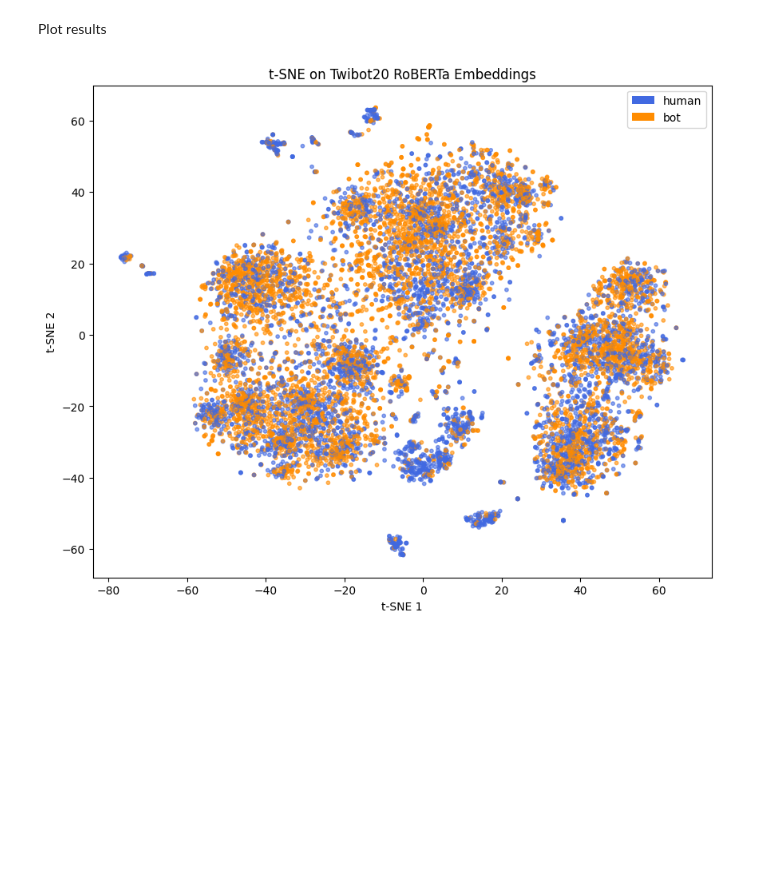
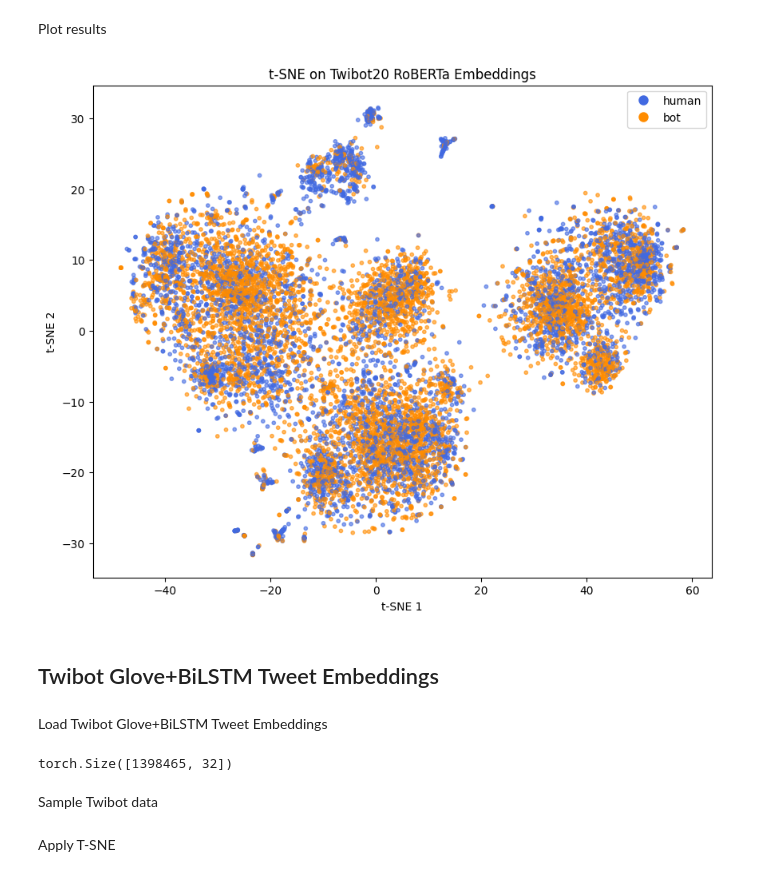
Before and after one commit to adjourn02/bot-detector, a Jupyter notebook: Data_Visualization.ipynb, the cells around one changed output. Saved outputs shown, nothing was run; the diff lists cells and outputs as text; code cells hidden in the pictures; blank space fills up the shorter version.

Commit message:
added roberta+metadata TSNE

```diff
--- a/Data_Visualization.ipynb
+++ b/Data_Visualization.ipynb
@@ -63,9 +68,6 @@ plt.show()
 # %%
 # Tweets Data
-train_tweets_roberta = torch.load("Data/Processed_Data/train_tweet_roberta_emb_tensor.pth")
-
-# Labels
-train_labels = torch.load("Data/Processed_Data/train_label_tensor.pth")
+train_tweets_roberta = torch.load("Data/Processed_Data/train_tweet_roberta_emb_tensor.pth")[:,:200]
 # %%
 print(train_tweets_roberta.shape)
 # %% [output]
@@ -79,31 +79,35 @@ sampled_data_roberta = train_tweets_roberta[indices].numpy()
 # %% [markdown]
 Apply T-SNE
 # %%
-tsne = TSNE(n_components=2, perplexity=30, max_iter=1000, random_state=42)
+tsne = TSNE(n_components=2, perplexity=80, max_iter=1000, random_state=42)
 tsne_result_roberta = tsne.fit_transform(sampled_data_roberta)
 # %% [markdown]
 Plot results
 # %%
 sampled_labels =train_labels[indices]
 
 colors = np.array(['royalblue', 'darkorange'])  # 0: human, 1: bot
 
 point_colors = colors[sampled_labels]
 
 # Plot
 plt.figure(figsize=(10, 8))
 plt.scatter(tsne_result_roberta[:, 0], tsne_result_roberta[:, 1], c=point_colors, s=10, alpha=0.6)
 
 # Legend
 legend_elements = [
-    Patch(facecolor='royalblue', label='human'),
-    Patch(facecolor='darkorange', label='bot')
+    Line2D([0], [0], marker='o', color='w', label='human', markerfacecolor='royalblue', markersize=10),
+    Line2D([0], [0], marker='o', color='w', label='bot', markerfacecolor='darkorange', markersize=10)
 ]
 
 plt.legend(handles=legend_elements, loc='upper right')
 plt.title("t-SNE on Twibot20 RoBERTa Embeddings")
 plt.xlabel("t-SNE 1")
 plt.ylabel("t-SNE 2")
 plt.show()
 # %% [output]
-[figure, old version]
+[figure, new version]
+# %% [markdown]
+## Twibot Glove+BiLSTM Tweet Embeddings
+# %% [markdown]
+Load Twibot Glove+BiLSTM Tweet Embeddings
@@ -109,0 +117,6 @@ plt.show()
+# %%
+print(train_tweets_glove_lstm .shape)
+# %% [output]
+torch.Size([1398465, 32])
+# %% [markdown]
+Sample Twibot data
@@ -109,0 +125,2 @@ plt.show()
+# %% [markdown]
+Apply T-SNE
```
Also changed, not shown: parts of 36 cells of this notebook, 6 other files.
